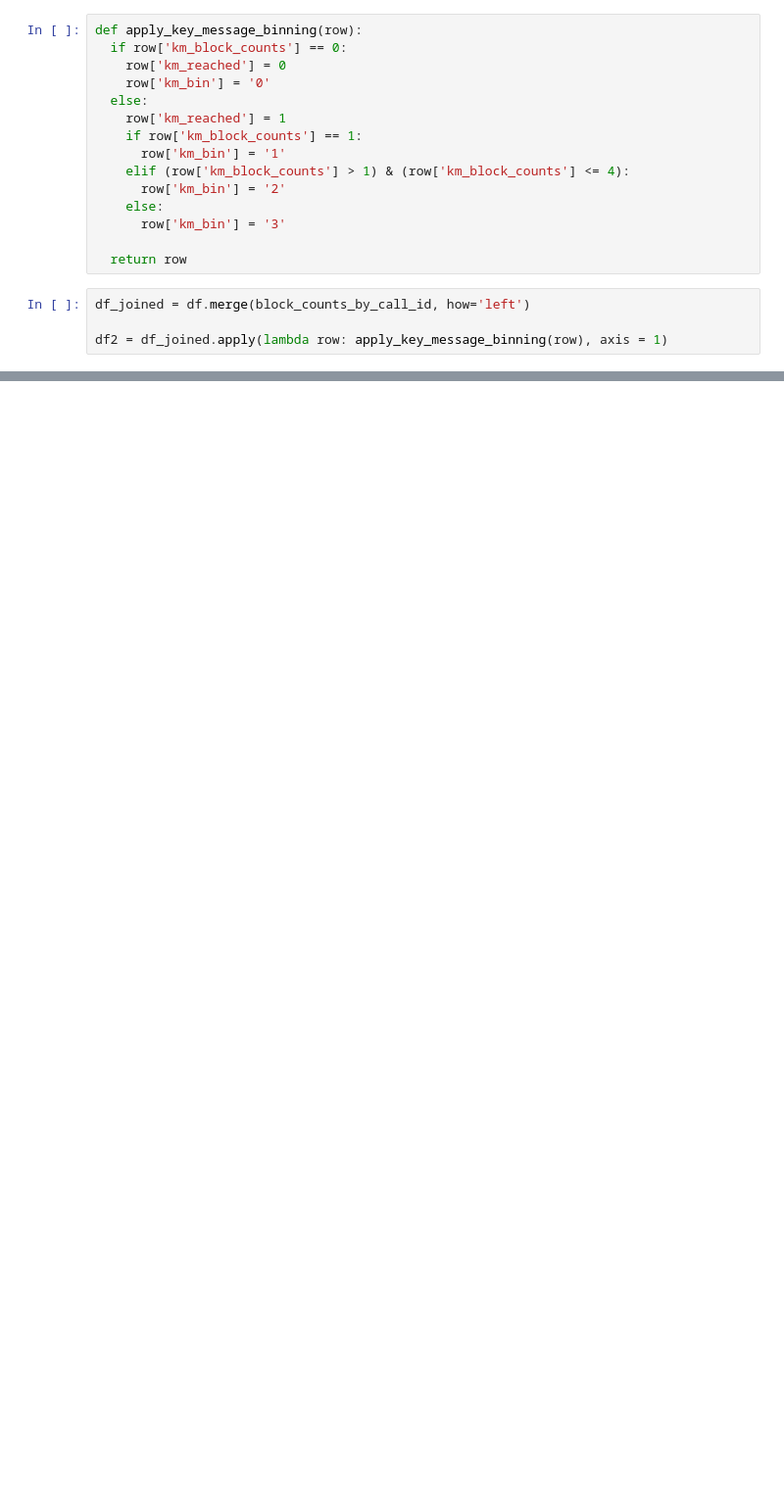
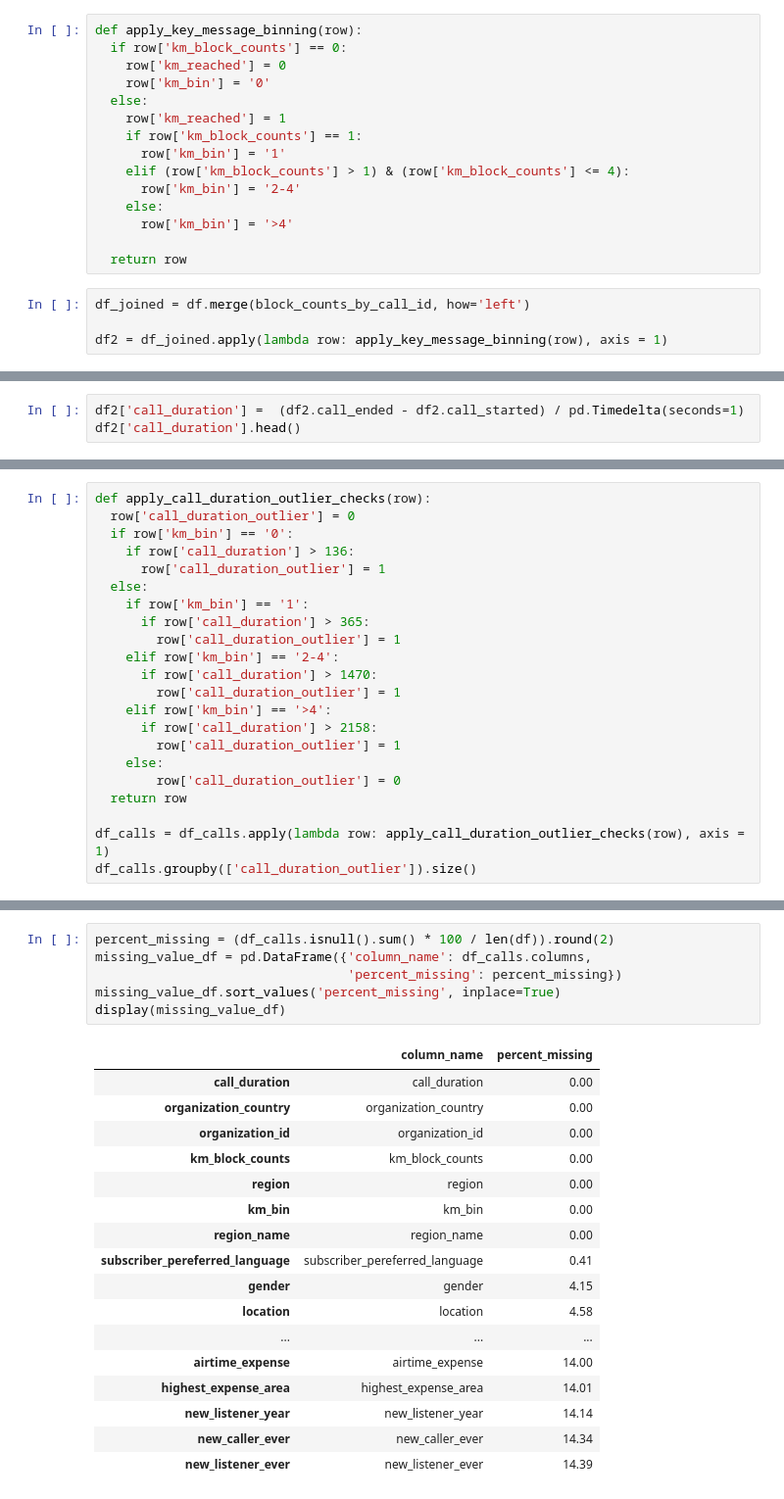
Before and after one commit to datakind/Viamo_DataDive_Dec22, a Jupyter notebook: Workstream #3/ss_sample_data_analysis.ipynb, the cells around one changed output, grey strips where cells are left out. Shown at 98% size. Cells and saved outputs as stored; diff of their text form; blank space fills up the shorter version.

```diff
--- a/Workstream #3/ss_sample_data_analysis.ipynb
+++ b/Workstream #3/ss_sample_data_analysis.ipynb
@@ -140,9 +140,9 @@ def apply_key_message_binning(row):
     if row['km_block_counts'] == 1:
       row['km_bin'] = '1'
     elif (row['km_block_counts'] > 1) & (row['km_block_counts'] <= 4):
-      row['km_bin'] = '2'
+      row['km_bin'] = '2-4'
     else:
-      row['km_bin'] = '3'
+      row['km_bin'] = '>4'
 
   return row
 # %%
@@ -157,0 +198,3 @@ px.bar(df_grouped, x='km_bin', y='calls')
+# %%
+df2['call_duration'] =  (df2.call_ended - df2.call_started) / pd.Timedelta(seconds=1)
+df2['call_duration'].head()
@@ -157,0 +313,22 @@ px.bar(df_grouped, x='km_bin', y='calls')
+# %%
+def apply_call_duration_outlier_checks(row):
+  row['call_duration_outlier'] = 0
+  if row['km_bin'] == '0':
+    if row['call_duration'] > 136:
+      row['call_duration_outlier'] = 1
+  else:
+    if row['km_bin'] == '1':
+      if row['call_duration'] > 365:
+        row['call_duration_outlier'] = 1
+    elif row['km_bin'] == '2-4':
+      if row['call_duration'] > 1470:
+        row['call_duration_outlier'] = 1
+    elif row['km_bin'] == '>4':
+      if row['call_duration'] > 2158:
+        row['call_duration_outlier'] = 1
+    else:
+        row['call_duration_outlier'] = 0
+  return row
+
+df_calls = df_calls.apply(lambda row: apply_call_duration_outlier_checks(row), axis = 1)
+df_calls.groupby(['call_duration_outlier']).size()
@@ -157,0 +389,24 @@ px.bar(df_grouped, x='km_bin', y='calls')
+# %%
+percent_missing = (df_calls.isnull().sum() * 100 / len(df)).round(2)
+missing_value_df = pd.DataFrame({'column_name': df_calls.columns,
+                                 'percent_missing': percent_missing})
+missing_value_df.sort_values('percent_missing', inplace=True)
+display(missing_value_df)
+# %% [output]
+|  | column_name | percent_missing |
+| call_duration | call_duration | 0.00 |
+| organization_country | organization_country | 0.00 |
+| organization_id | organization_id | 0.00 |
+| km_block_counts | km_block_counts | 0.00 |
+| region | region | 0.00 |
+| km_bin | km_bin | 0.00 |
+| region_name | region_name | 0.00 |
+| subscriber_pereferred_language | subscriber_pereferred_language | 0.41 |
+| gender | gender | 4.15 |
+| location | location | 4.58 |
+| ... | ... | ... |
+| airtime_expense | airtime_expense | 14.00 |
+| highest_expense_area | highest_expense_area | 14.01 |
+| new_listener_year | new_listener_year | 14.14 |
+| new_caller_ever | new_caller_ever | 14.34 |
+| new_listener_ever | new_listener_ever | 14.39 |
```
Also changed, not shown: parts of 59 cells of this notebook.
